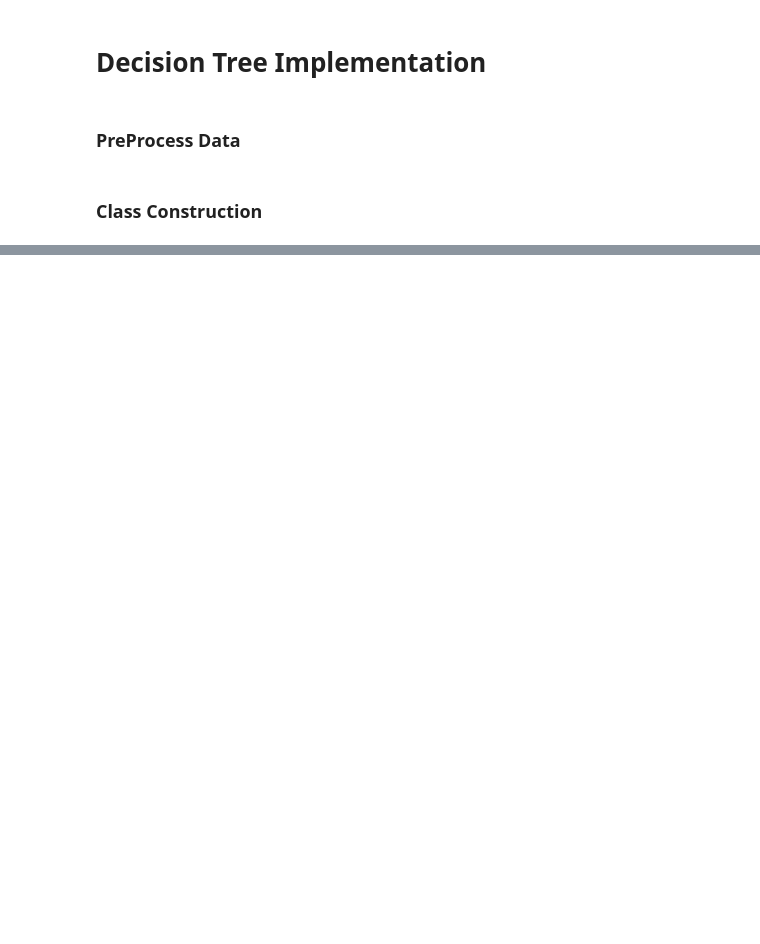
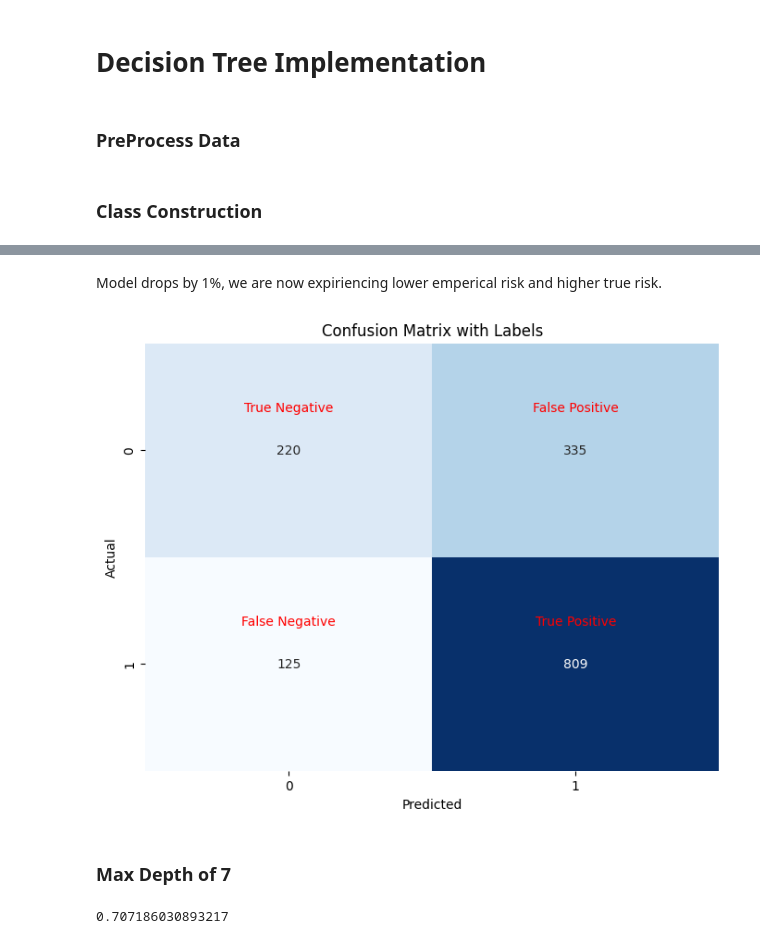
Before and after one commit to XixWISExiX/UFC-Predictor, a Jupyter notebook: DecisionTree.ipynb, the cells around one changed output, grey strips where cells are left out. Drawn from its saved outputs; the diff is of its cells as text; code cells hidden in the pictures; blank space fills up the shorter version.

```diff
--- a/DecisionTree.ipynb
+++ b/DecisionTree.ipynb
@@ -97,0 +191,15 @@ print(tree.validate(np.array(predictions), np.array(y_valid)))
+# %% [markdown]
+Model drops by 1%, we are now expiriencing lower emperical risk and higher true risk.
+# %%
+tree8.plot(predictions8, y_valid)
+# %% [output]
+[figure, added]
+# %% [markdown]
+### Max Depth of 7
+# %%
+tree7 = DecisionTree(max_depth=7)
+tree7.fit(np.array(X_train), np.array(y_train))
+predictions7 = tree7.predict(np.array(X_valid))
+print(tree7.validate(predictions7, y_valid))
+# %% [output]
+0.707186030893217
```
Also changed, not shown: parts of 21 cells of this notebook.
